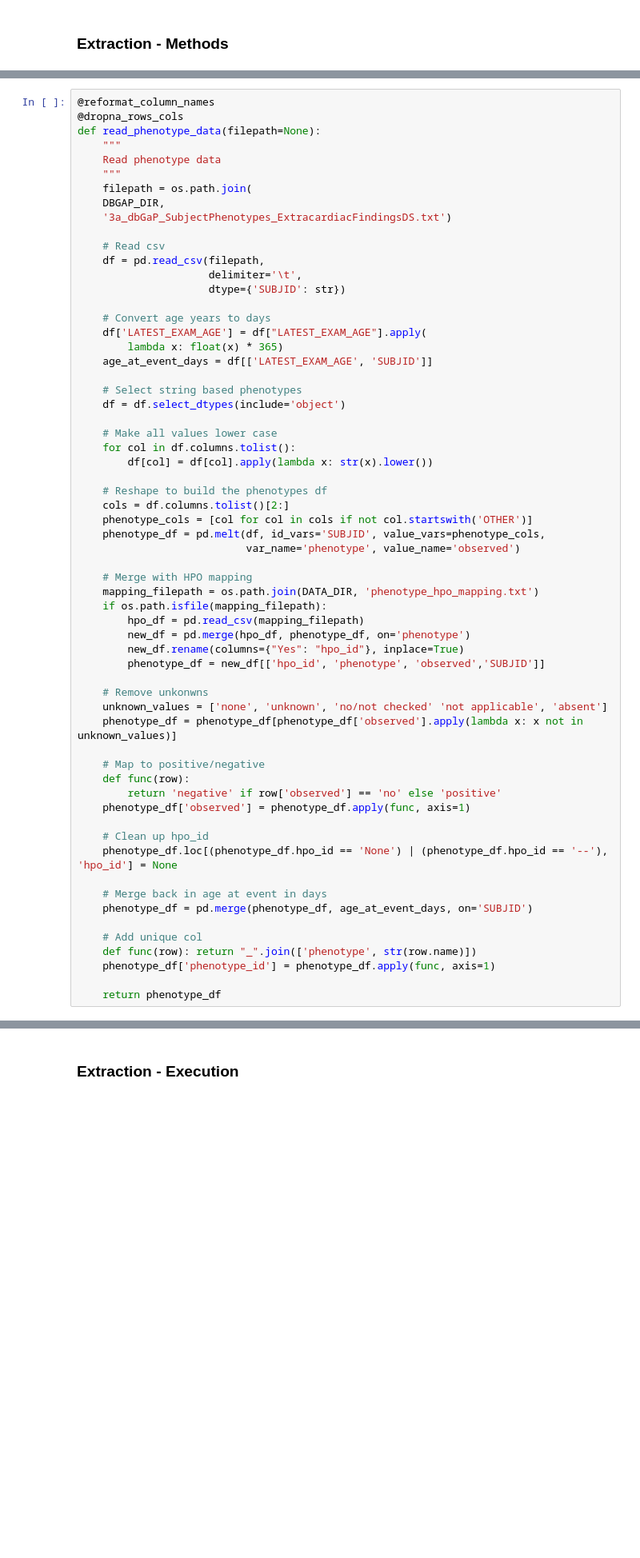
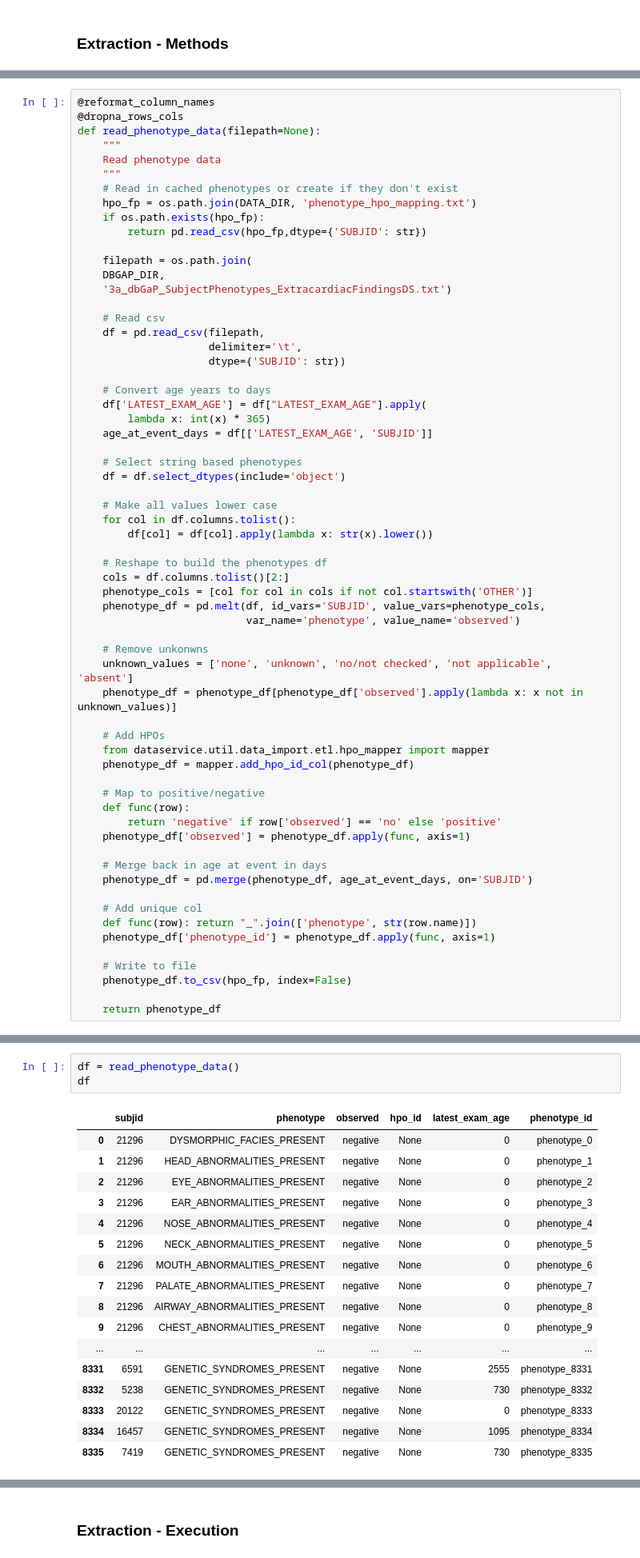
Before and after one commit to ConnorBarnhill/kf-api-dataservice, a Jupyter notebook: dataservice/util/data_import/seidman/Seidman-Import.ipynb, the cells around one changed output, grey strips where cells are left out. Shown: that part at 80% size. Drawn from its saved outputs; the diff is of its cells as text; blank space fills up the shorter version.

Commit message:
:sparkles: Use hpo mapper for phenotypes

```diff
--- a/dataservice/util/data_import/seidman/Seidman-Import.ipynb
+++ b/dataservice/util/data_import/seidman/Seidman-Import.ipynb
@@ -152,6 +154,11 @@ def read_phenotype_data(filepath=None):
     """
     Read phenotype data
     """
+    # Read in cached phenotypes or create if they don't exist
+    hpo_fp = os.path.join(DATA_DIR, 'phenotype_hpo_mapping.txt')
+    if os.path.exists(hpo_fp):
+        return pd.read_csv(hpo_fp,dtype={'SUBJID': str})
+
     filepath = os.path.join(
     DBGAP_DIR,
     '3a_dbGaP_SubjectPhenotypes_ExtracardiacFindingsDS.txt')
@@ -163,7 +170,7 @@ def read_phenotype_data(filepath=None):
 
     # Convert age years to days
     df['LATEST_EXAM_AGE'] = df["LATEST_EXAM_AGE"].apply(
-        lambda x: float(x) * 365)
+        lambda x: int(x) * 365)
     age_at_event_days = df[['LATEST_EXAM_AGE', 'SUBJID']]
 
     # Select string based phenotypes
@@ -179,25 +186,18 @@ def read_phenotype_data(filepath=None):
     phenotype_df = pd.melt(df, id_vars='SUBJID', value_vars=phenotype_cols,
                            var_name='phenotype', value_name='observed')
 
-    # Merge with HPO mapping
-    mapping_filepath = os.path.join(DATA_DIR, 'phenotype_hpo_mapping.txt')
-    if os.path.isfile(mapping_filepath):
-        hpo_df = pd.read_csv(mapping_filepath)
-        new_df = pd.merge(hpo_df, phenotype_df, on='phenotype')
-        new_df.rename(columns={"Yes": "hpo_id"}, inplace=True)
-        phenotype_df = new_df[['hpo_id', 'phenotype', 'observed','SUBJID']]
+    # Remove unkonwns
+    unknown_values = ['none', 'unknown', 'no/not checked', 'not applicable', 'absent']
+    phenotype_df = phenotype_df[phenotype_df['observed'].apply(lambda x: x not in unknown_values)]
 
-    # Remove unkonwns
-    unknown_values = ['none', 'unknown', 'no/not checked' 'not applicable', 'absent']
-    phenotype_df = phenotype_df[phenotype_df['observed'].apply(lambda x: x not in unknown_values)]
+    # Add HPOs
+    from dataservice.util.data_import.etl.hpo_mapper import mapper
+    phenotype_df = mapper.add_hpo_id_col(phenotype_df)
 
     # Map to positive/negative
     def func(row):
         return 'negative' if row['observed'] == 'no' else 'positive'
     phenotype_df['observed'] = phenotype_df.apply(func, axis=1)
-
-    # Clean up hpo_id
-    phenotype_df.loc[(phenotype_df.hpo_id == 'None') | (phenotype_df.hpo_id == '--'), 'hpo_id'] = None
 
     # Merge back in age at event in days
     phenotype_df = pd.merge(phenotype_df, age_at_event_days, on='SUBJID')
@@ -206,4 +206,7 @@ def read_phenotype_data(filepath=None):
     def func(row): return "_".join(['phenotype', str(row.name)])
     phenotype_df['phenotype_id'] = phenotype_df.apply(func, axis=1)
 
+    # Write to file
+    phenotype_df.to_csv(hpo_fp, index=False)
+
     return phenotype_df
@@ -224,0 +213,21 @@ def read_phenotype_data(filepath=None):
+# %%
+df = read_phenotype_data()
+df
+# %% [output]
+|  | subjid | phenotype | observed | hpo_id | latest_exam_age | phenotype_id |
+| 0 | 21296 | DYSMORPHIC_FACIES_PRESENT | negative | None | 0 | phenotype_0 |
+| 1 | 21296 | HEAD_ABNORMALITIES_PRESENT | negative | None | 0 | phenotype_1 |
+| 2 | 21296 | EYE_ABNORMALITIES_PRESENT | negative | None | 0 | phenotype_2 |
+| 3 | 21296 | EAR_ABNORMALITIES_PRESENT | negative | None | 0 | phenotype_3 |
+| 4 | 21296 | NOSE_ABNORMALITIES_PRESENT | negative | None | 0 | phenotype_4 |
+| 5 | 21296 | NECK_ABNORMALITIES_PRESENT | negative | None | 0 | phenotype_5 |
+| 6 | 21296 | MOUTH_ABNORMALITIES_PRESENT | negative | None | 0 | phenotype_6 |
+| 7 | 21296 | PALATE_ABNORMALITIES_PRESENT | negative | None | 0 | phenotype_7 |
+| 8 | 21296 | AIRWAY_ABNORMALITIES_PRESENT | negative | None | 0 | phenotype_8 |
+| 9 | 21296 | CHEST_ABNORMALITIES_PRESENT | negative | None | 0 | phenotype_9 |
+| ... | ... | ... | ... | ... | ... | ... |
+| 8331 | 6591 | GENETIC_SYNDROMES_PRESENT | negative | None | 2555 | phenotype_8331 |
+| 8332 | 5238 | GENETIC_SYNDROMES_PRESENT | negative | None | 730 | phenotype_8332 |
+| 8333 | 20122 | GENETIC_SYNDROMES_PRESENT | negative | None | 0 | phenotype_8333 |
+| 8334 | 16457 | GENETIC_SYNDROMES_PRESENT | negative | None | 1095 | phenotype_8334 |
+| 8335 | 7419 | GENETIC_SYNDROMES_PRESENT | negative | None | 730 | phenotype_8335 |
```
Also changed, not shown: parts of 29 cells of this notebook, 1 other file.
